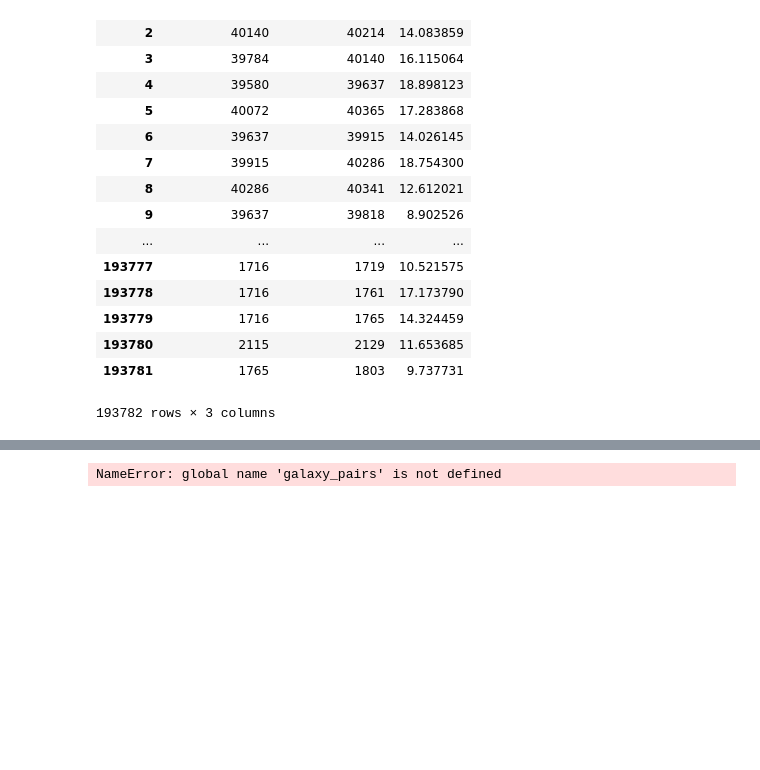
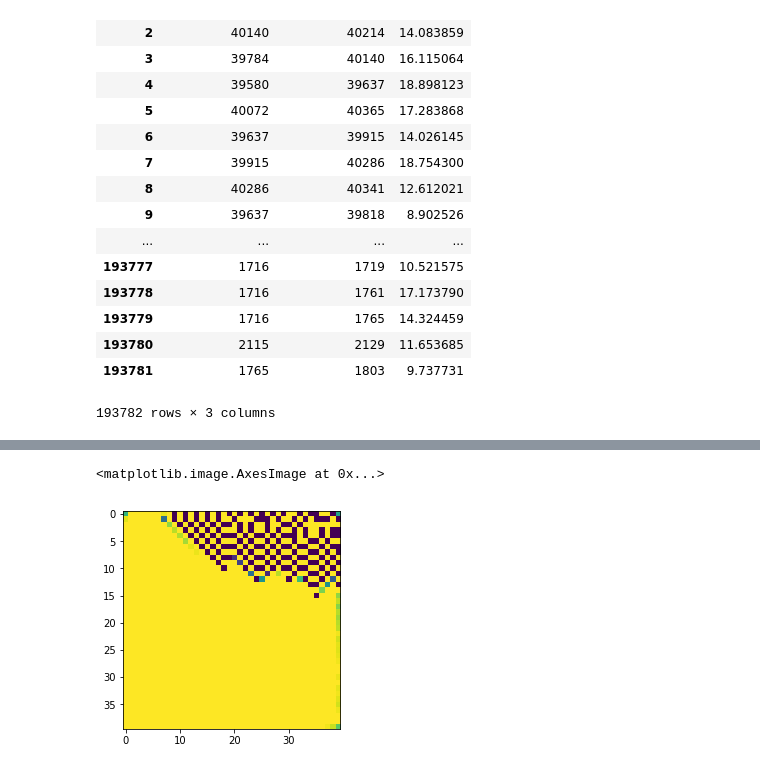
Before and after one commit to mdezylva/masters, a Jupyter notebook: Notebooks/spt_analysis_py27.ipynb, the cells around one changed output, grey strips where cells are left out. Drawn from its saved outputs; the diff is of its cells as text; code cells hidden in the pictures; blank space fills up the shorter version.

```diff
--- a/Notebooks/spt_analysis_py27.ipynb
+++ b/Notebooks/spt_analysis_py27.ipynb
@@ -449,19 +448,19 @@ def stack_pairs(y_map, galaxy_catalogue, pairs):
     Take input Y-map, galaxy catalogue, and list of pairs, and stacks them on top of each other
     returning a stacked array
     '''
-    size_of_cutout = 60
+    size_of_cutout = 80
     output = np.ndarray([int(size_of_cutout / 2.), int(size_of_cutout / 2.)])
     for index, row in pairs.iterrows():
         galaxy_1 = row['galaxy_index_1']
         galaxy_2 = row['galaxy_index_2']
         pair = [galaxy_1, galaxy_2]
 
-        cut_array = galaxy_pairs.cut_out_pair(pair, y_map,galaxy_catalogue)
+        cut_array = cut_out_pair(pair, y_map,galaxy_catalogue)
 
-        gal_1_coords = galaxy_pairs.extract_ra_dec(galaxy_1,galaxy_catalogue)
-        gal_2_coords = galaxy_pairs.extract_ra_dec(galaxy_2,galaxy_catalogue)
+        gal_1_coords = extract_ra_dec(galaxy_1,galaxy_catalogue)
+        gal_2_coords = extract_ra_dec(galaxy_2,galaxy_catalogue)
 
-        angle = galaxy_pairs.get_rotn_angle(gal_1_coords,gal_2_coords)
+        angle = get_rotn_angle(gal_1_coords,gal_2_coords)
         rot_array = sp.ndimage.rotate(cut_array, angle, reshape=False)
         output += rot_array
 
@@ -502,7 +503,8 @@ help(galaxy_pairs.get_subarray)
 help(galaxy_pairs.extract_ra_dec)
 # %%
 output = stack_pairs(y_map_array,new_df,cut_pairs_df)
-# %% [output]
-NameError: global name 'galaxy_pairs' is not defined
 # %%
-plt.imshow(cut_out_pair(test_pair,y_map_array,new_df),vmax=0.000001,vmin=-0.000001)
+plt.imshow(output,vmax=0.05,vmin=-0.05)
+# %% [output]
+<matplotlib.image.AxesImage at 0x...>
+[figure, added]
```
Also changed, not shown: parts of 9 cells of this notebook, 3 other files.
